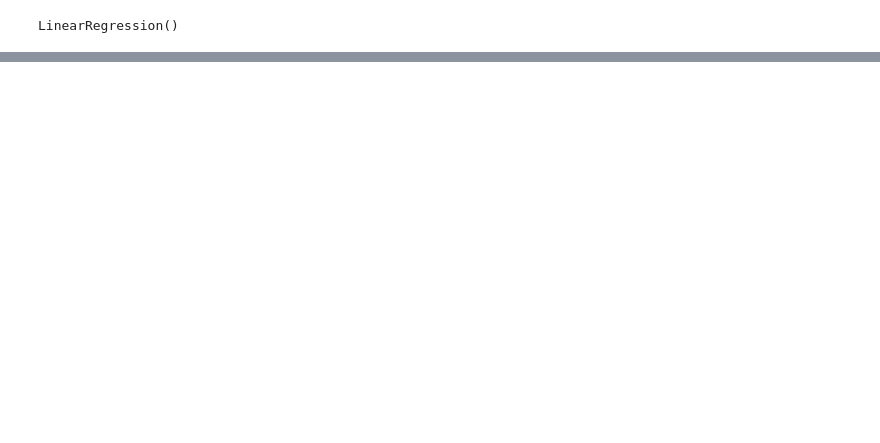
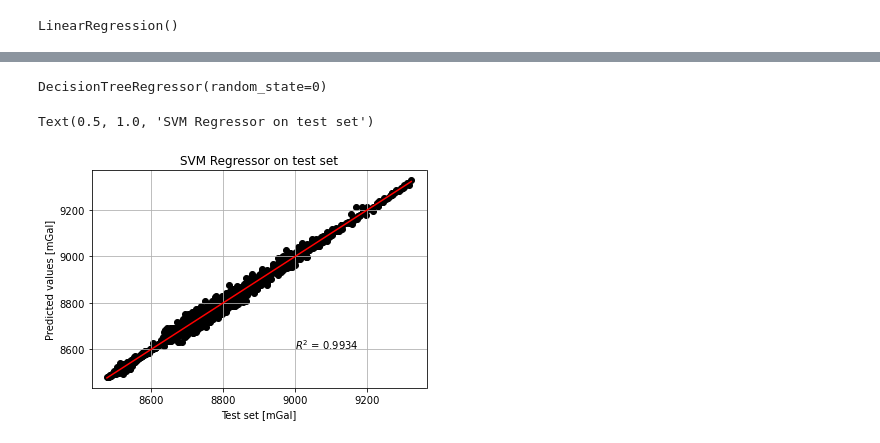
Before and after one commit to SirTales/B.S._work, a Jupyter notebook: regression.ipynb, the cells around one changed output, grey strips where cells are left out. Drawn from its saved outputs; the diff is of its cells as text; code cells hidden in the pictures; blank space fills up the shorter version.

```diff
--- a/regression.ipynb
+++ b/regression.ipynb
@@ -116,0 +117,5 @@ array([[1.0101579078119818, -1.241530723333974, -0.7941001295171786],
+# %%
+from sklearn.svm import SVR
+
+regressor = SVR(kernel = 'rbf') # arg: kernel type (rbf - radial based function kernel - most commonly used)
+regressor.fit(x_train,y_train)
@@ -116,0 +142,24 @@ array([[1.0101579078119818, -1.241530723333974, -0.7941001295171786],
+# %%
+from sklearn.tree import DecisionTreeRegressor
+regressor2 = DecisionTreeRegressor(random_state=0)
+regressor2.fit(x_train,y_train)
+# %% [output]
+DecisionTreeRegressor(random_state=0)
+# %%
+y_pred_train_dtr = regressor2.predict(x_train)                 # predict the data for plot
+y_pred_test_dtr = regressor2.predict(x_test)
+r2_train_dtr = ('%.4f' % regressor2.score(x_train, y_train))   # get R^2 value for train set
+r2_test_dtr = ('%.4f' % regressor2.score(x_test,y_test))
+# %%
+plt.scatter(scy.inverse_transform(y_test),scy.inverse_transform(y_pred_test_dtr.reshape(len(y_pred_test_dtr),1)), c ='black')
+plt.plot([min(scy.inverse_transform(y_test)), max(scy.inverse_transform(y_test))],
+         [min(scy.inverse_transform(y_test)), max(scy.inverse_transform(y_test))], c='r')   # line plot for real values
+plt.grid()
+plt.xlabel('Test set [mGal]')
+plt.ylabel('Predicted values [mGal]')
+plt.text(9000,8600,'$R^2$ = '+ str(r2_test_dtr))                                                # R^2 value
+
+plt.title('SVM Regressor on test set')
+# %% [output]
+Text(0.5, 1.0, 'SVM Regressor on test set')
+[figure, added]
```
Also changed, not shown: parts of 16 cells of this notebook.
